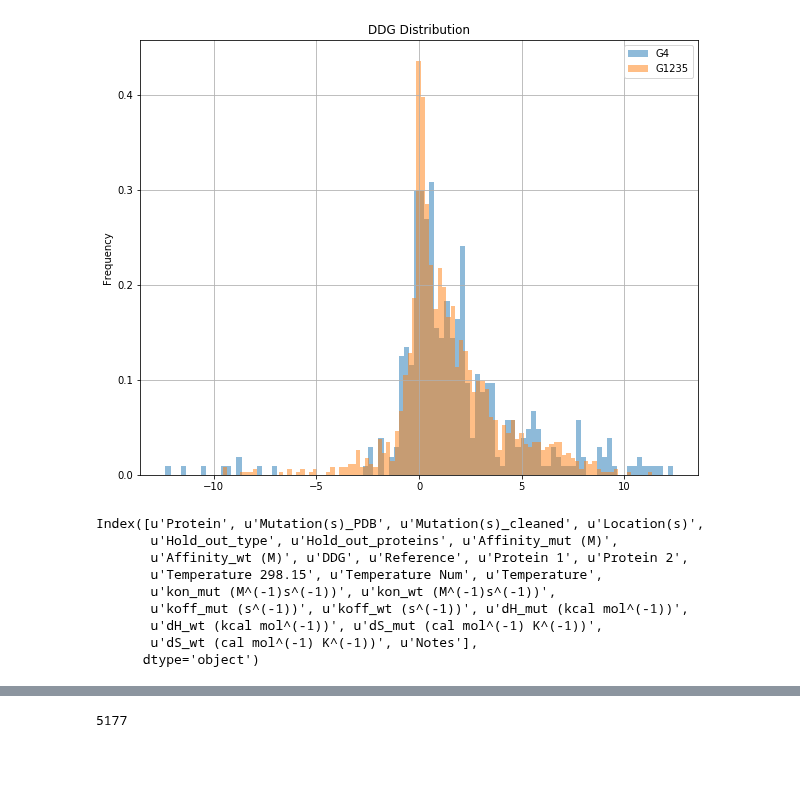
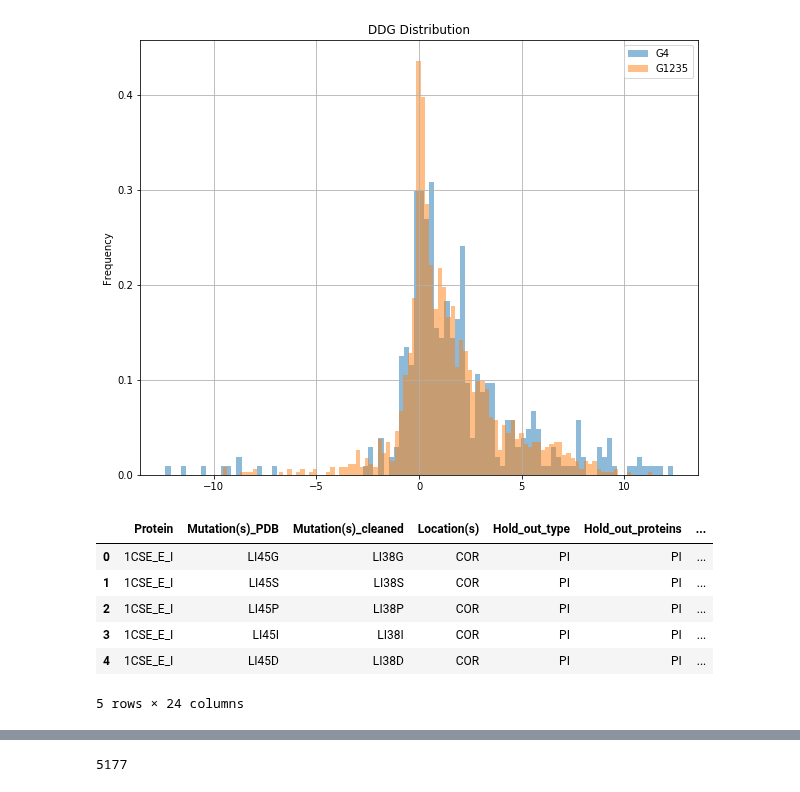
Before and after one commit to yotamfr/skempi, a Jupyter notebook: src/skempi.ipynb, the cells around one changed output, grey strips where cells are left out. Drawn from its saved outputs; the diff is of its cells as text; code cells hidden in the pictures; blank space fills up the shorter version.

```diff
--- a/src/skempi.ipynb
+++ b/src/skempi.ipynb
@@ -47,14 +47,12 @@ plt.show()
 # %% [output]
 [figure]
 # %%
-skempi_df.columns
+skempi_df.head()
 # %% [output]
+|  | Protein | Mutation(s)_PDB | Mutation(s)_cleaned | Location(s) | Hold_out_type | Hold_out_proteins | ... |
+| 0 | 1CSE_E_I | LI45G | LI38G | COR | PI | PI | ... |
+| 1 | 1CSE_E_I | LI45S | LI38S | COR | PI | PI | ... |
+| 2 | 1CSE_E_I | LI45P | LI38P | COR | PI | PI | ... |
+| 3 | 1CSE_E_I | LI45I | LI38I | COR | PI | PI | ... |
+| 4 | 1CSE_E_I | LI45D | LI38D | COR | PI | PI | ... |
-Index([u'Protein', u'Mutation(s)_PDB', u'Mutation(s)_cleaned', u'Location(s)',
-       u'Hold_out_type', u'Hold_out_proteins', u'Affinity_mut (M)',
-       u'Affinity_wt (M)', u'DDG', u'Reference', u'Protein 1', u'Protein 2',
-       u'Temperature 298.15', u'Temperature Num', u'Temperature',
-       u'kon_mut (M^(-1)s^(-1))', u'kon_wt (M^(-1)s^(-1))',
-       u'koff_mut (s^(-1))', u'koff_wt (s^(-1))', u'dH_mut (kcal mol^(-1))',
-       u'dH_wt (kcal mol^(-1))', u'dS_mut (cal mol^(-1) K^(-1))',
-       u'dS_wt (cal mol^(-1) K^(-1))', u'Notes'],
-      dtype='object')
+5 rows × 24 columns
```
Also changed, not shown: parts of 22 cells of this notebook, 7 other files.
